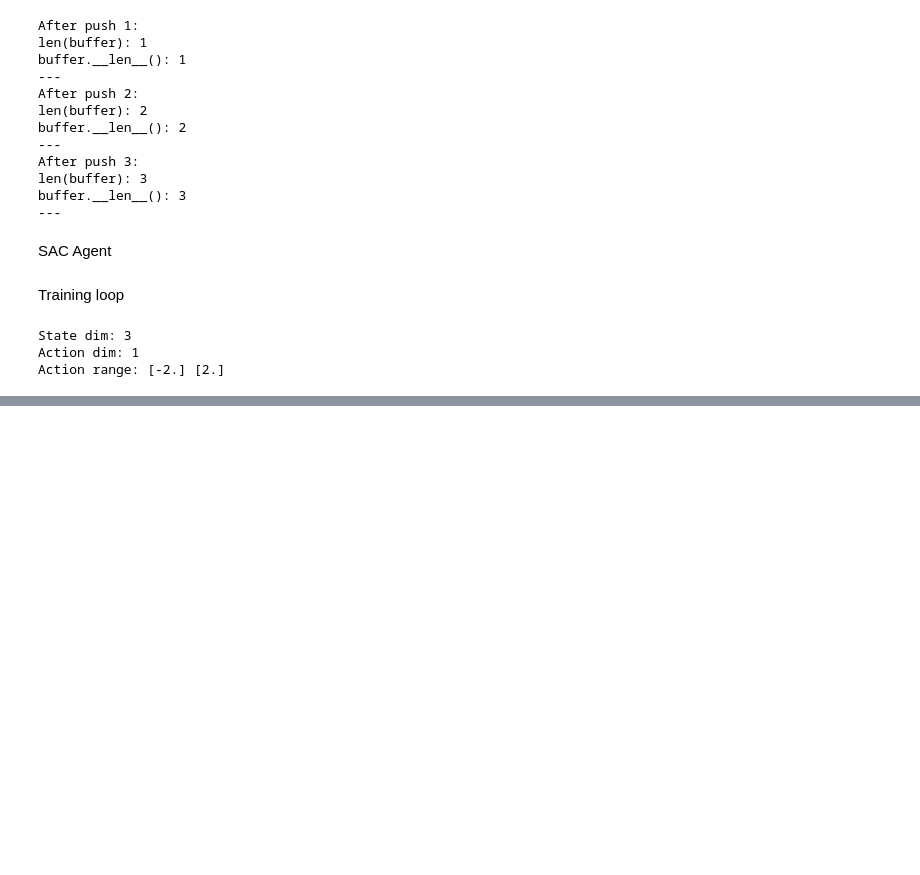
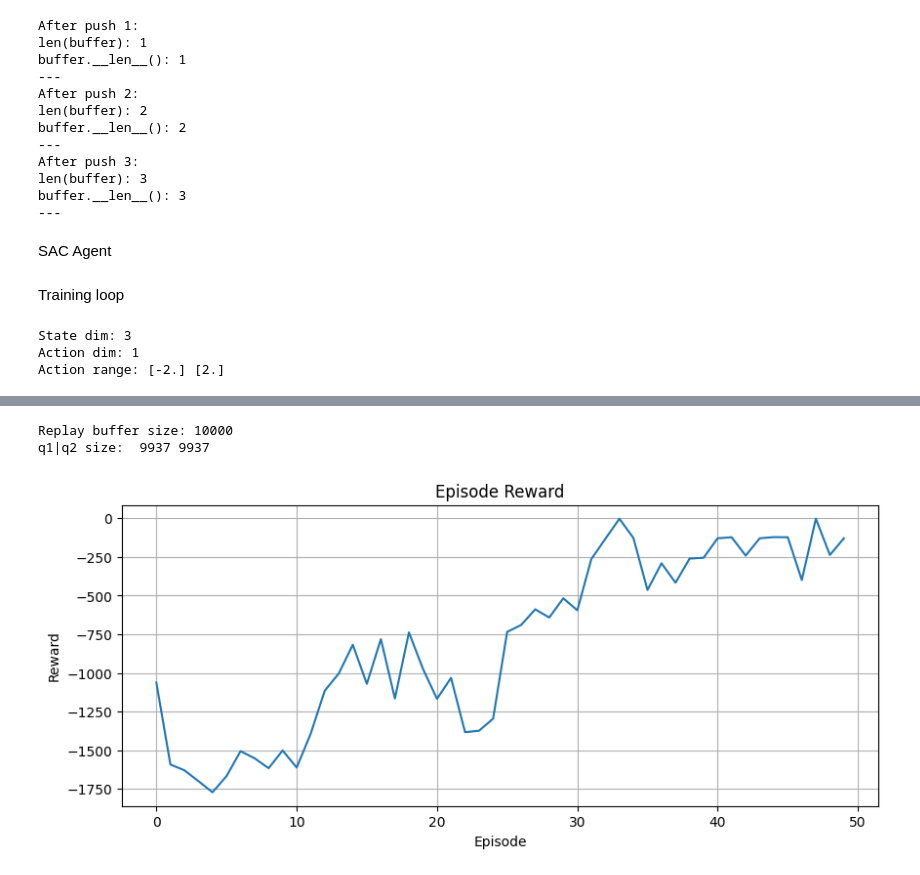
Before and after one commit to MizuSakura/NEW_WORLD, a Jupyter notebook: notebooks/ex06_SAC.ipynb, the cells around one changed output, grey strips where cells are left out. Saved outputs shown, nothing was run; the diff lists cells and outputs as text; code cells hidden in the pictures; blank space fills up the shorter version.

```diff
--- a/notebooks/ex06_SAC.ipynb
+++ b/notebooks/ex06_SAC.ipynb
@@ -0,0 +35,9 @@
+# %%
+logger = Logger()
+
+# Example logging
+for i in range(5):
+    logger.log("loss_actor", np.random.random())
+    logger.log("entropy", np.random.random() * 0.5)
+
+logger.summary()
@@ -474,0 +608,16 @@ Episode 50/50 Reward: -242.95
+# %%
+print("Replay buffer size:", len(agent.replay_buffer))
+print("q1|q2 size: ",len(agent.logger.get("q1_mean")), len(agent.logger.get("q2_mean")))
+# %% [output]
+Replay buffer size: 10000
+q1|q2 size:  9937 9937
+# %%
+plt.figure(figsize=(10,4))
+plt.plot(rewards_history)
+plt.title("Episode Reward")
+plt.xlabel("Episode")
+plt.ylabel("Reward")
+plt.grid(True)
+plt.show()
+# %% [output]
+[figure, added]
```
Also changed, not shown: parts of 18 cells of this notebook.
